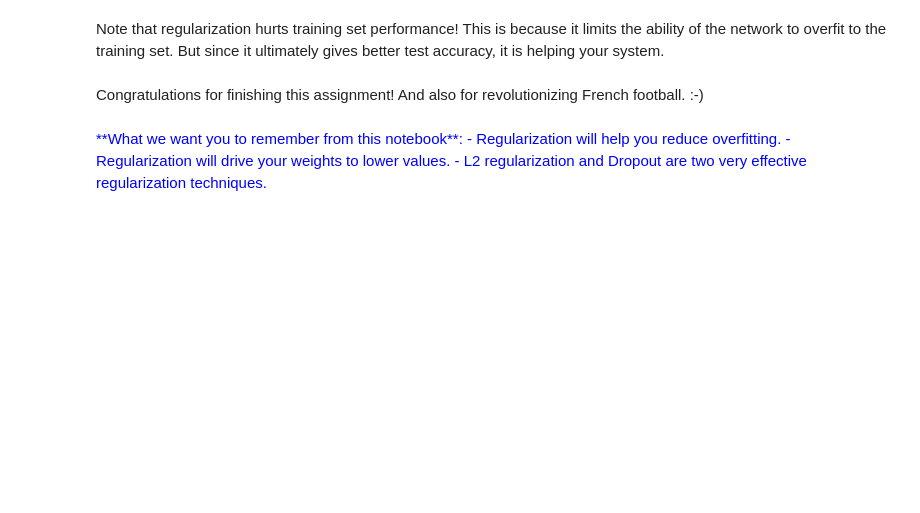
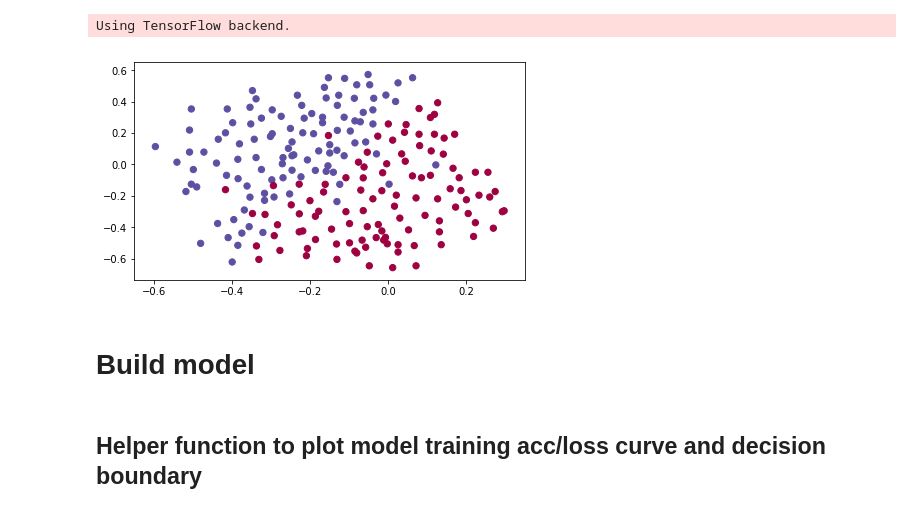
Before and after one commit to Tony607/Keras_Regularization, a Jupyter notebook: Regularization.ipynb, the cells around one changed output. Cells and saved outputs as stored; diff of their text form; code cells hidden in the pictures; blank space fills up the shorter version.

```diff
--- a/Regularization.ipynb
+++ b/Regularization.ipynb
@@ -625,10 +1,32 @@ plot_decision_boundary(lambda x: predict_dec(parameters, x.T), train_X, train_Y)
-# %% [markdown]
-Note that regularization hurts training set performance! This is because it limits the ability of the network to overfit to the training set. But since it ultimately gives better test accuracy, it is helping your system.
-# %% [markdown]
-Congratulations for finishing this assignment! And also for revolutionizing French football. :-)
-# %% [markdown]
-<font color='blue'>
-**What we want you to remember from this notebook**:
-- Regularization will help you reduce overfitting.
-- Regularization will drive your weights to lower values.
-- L2 regularization and Dropout are two very effective regularization techniques.
+# %%
+from keras.models import Sequential
+from keras.layers import Dense
+from keras.layers import Dropout
+from keras import regularizers
+
+import numpy as np
+import matplotlib.pyplot as plt
+from reg_utils import sigmoid, relu, plot_decision_boundary, initialize_parameters, load_2D_dataset, predict_dec
+from reg_utils import compute_cost, predict, forward_propagation, backward_propagation, update_parameters
+import sklearn
+import sklearn.datasets
+import scipy.io
+
+np.random.seed(17)
+
+%matplotlib inline
+plt.rcParams['figure.figsize'] = (7.0, 4.0) # set default size of plots
+plt.rcParams['image.interpolation'] = 'nearest'
+plt.rcParams['image.cmap'] = 'gray'
+# %% [output]
+Using TensorFlow backend.
+# %%
+train_X, train_Y, test_X, test_Y = load_2D_dataset()
+train_X = np.swapaxes(train_X,0,1)
+train_Y = np.swapaxes(train_Y,0,1)
+test_X = np.swapaxes(test_X,0,1)
+test_Y = np.swapaxes(test_Y,0,1)
+# %% [output]
+[figure, added]
+# %% [markdown]
+# Build model
@@ -634,0 +47,2 @@ Congratulations for finishing this assignment! And also for revolutionizing Fren
+# %% [markdown]
+## Helper function to plot model training acc/loss curve and decision boundary
```
Also changed, not shown: parts of 50 cells of this notebook.
